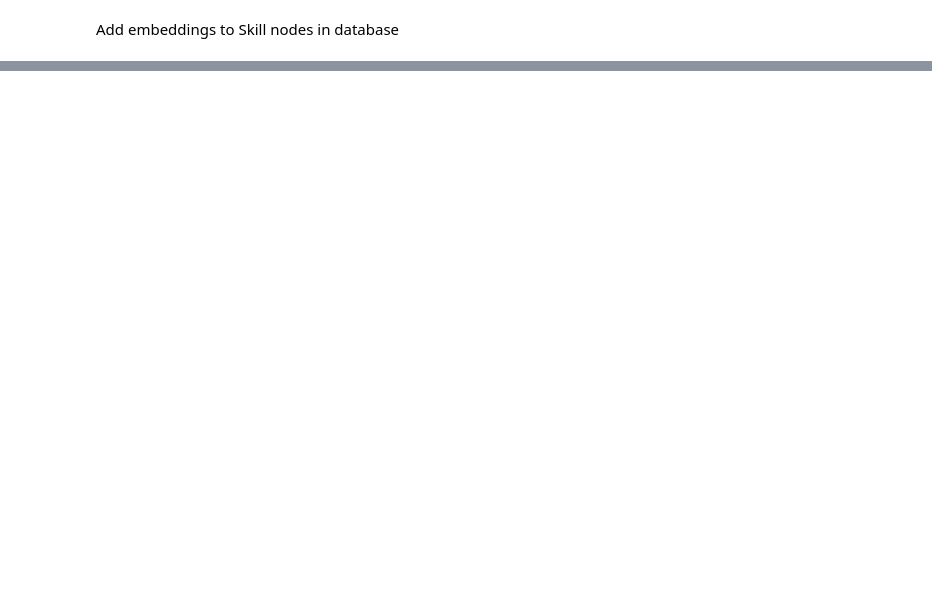
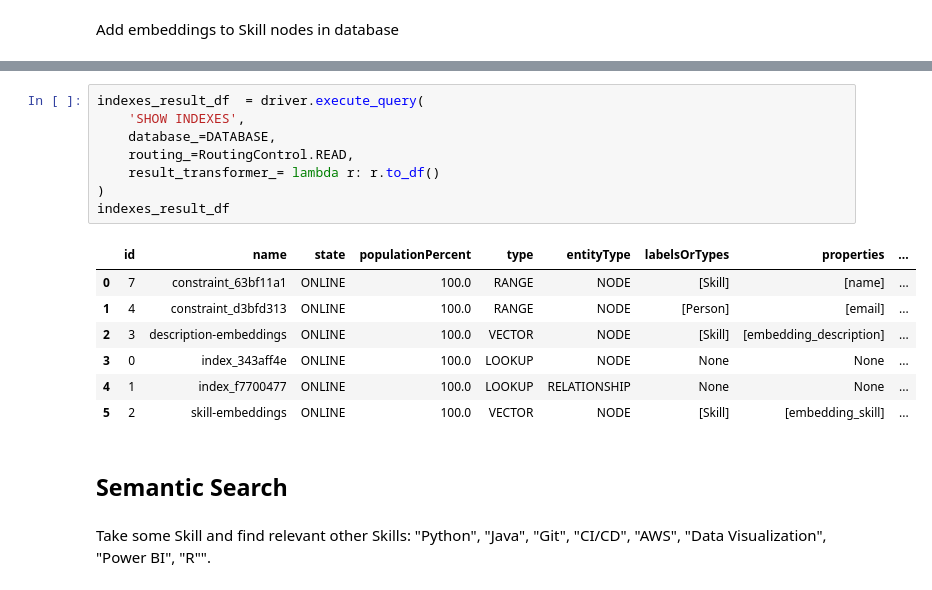
Before and after one commit to erikbijl/genai-workshop-amsterdam, a Jupyter notebook: talent/Module_01_GraphSummit_Nordics_2025.ipynb, the cells around one changed output, grey strips where cells are left out. Drawn from its saved outputs; the diff is of its cells as text; blank space fills up the shorter version.

```diff
--- a/talent/Module_01_GraphSummit_Nordics_2025.ipynb
+++ b/talent/Module_01_GraphSummit_Nordics_2025.ipynb
@@ -897,0 +697,20 @@ skill_teams.head(6)
+# %%
+indexes_result_df  = driver.execute_query(
+    'SHOW INDEXES',
+    database_=DATABASE,
+    routing_=RoutingControl.READ,
+    result_transformer_= lambda r: r.to_df()
+)
+indexes_result_df
+# %% [output]
+|  | id | name | state | populationPercent | type | entityType | labelsOrTypes | properties | ... |
+| 0 | 7 | constraint_63bf11a1 | ONLINE | 100.0 | RANGE | NODE | [Skill] | [name] | ... |
+| 1 | 4 | constraint_d3bfd313 | ONLINE | 100.0 | RANGE | NODE | [Person] | [email] | ... |
+| 2 | 3 | description-embeddings | ONLINE | 100.0 | VECTOR | NODE | [Skill] | [embedding_description] | ... |
+| 3 | 0 | index_343aff4e | ONLINE | 100.0 | LOOKUP | NODE | None | None | ... |
+| 4 | 1 | index_f7700477 | ONLINE | 100.0 | LOOKUP | RELATIONSHIP | None | None | ... |
+| 5 | 2 | skill-embeddings | ONLINE | 100.0 | VECTOR | NODE | [Skill] | [embedding_skill] | ... |
+# %% [markdown]
+## Semantic Search
+# %% [markdown]
+Take some Skill and find relevant other Skills: "Python", "Java", "Git", "CI/CD", "AWS", "Data Visualization", "Power BI", "R"".
```
Also changed, not shown: parts of 69 cells of this notebook, 2 other files.
